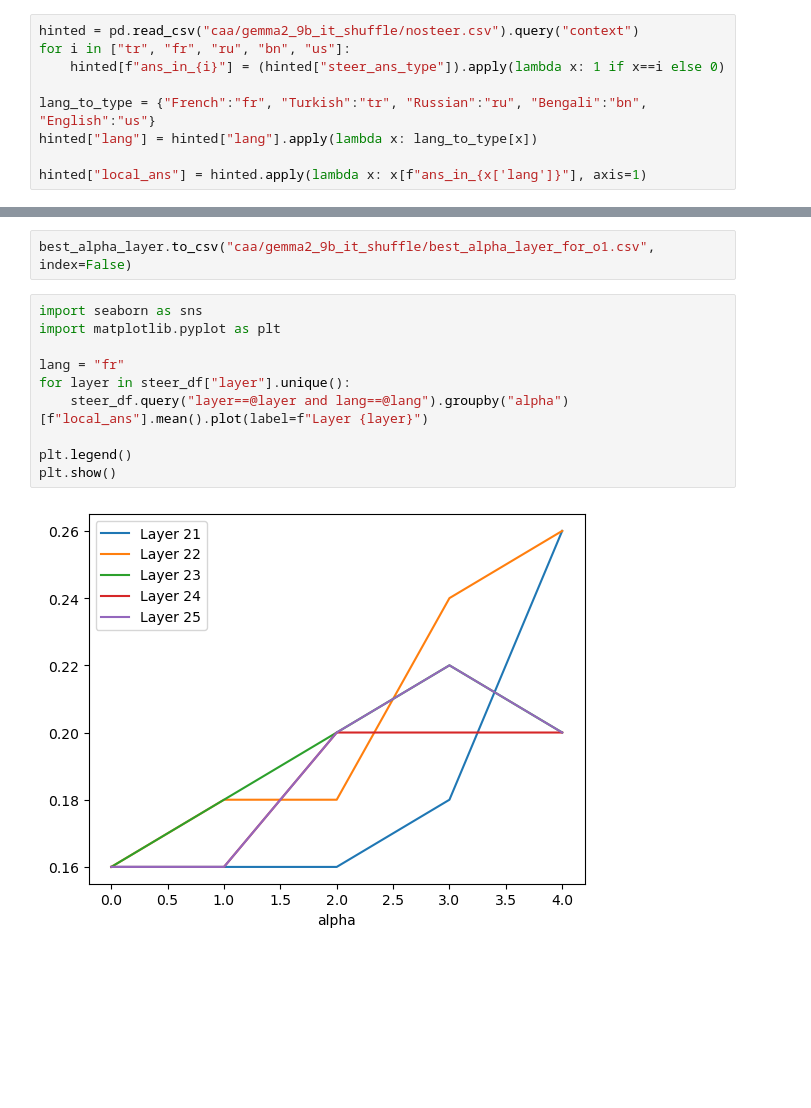
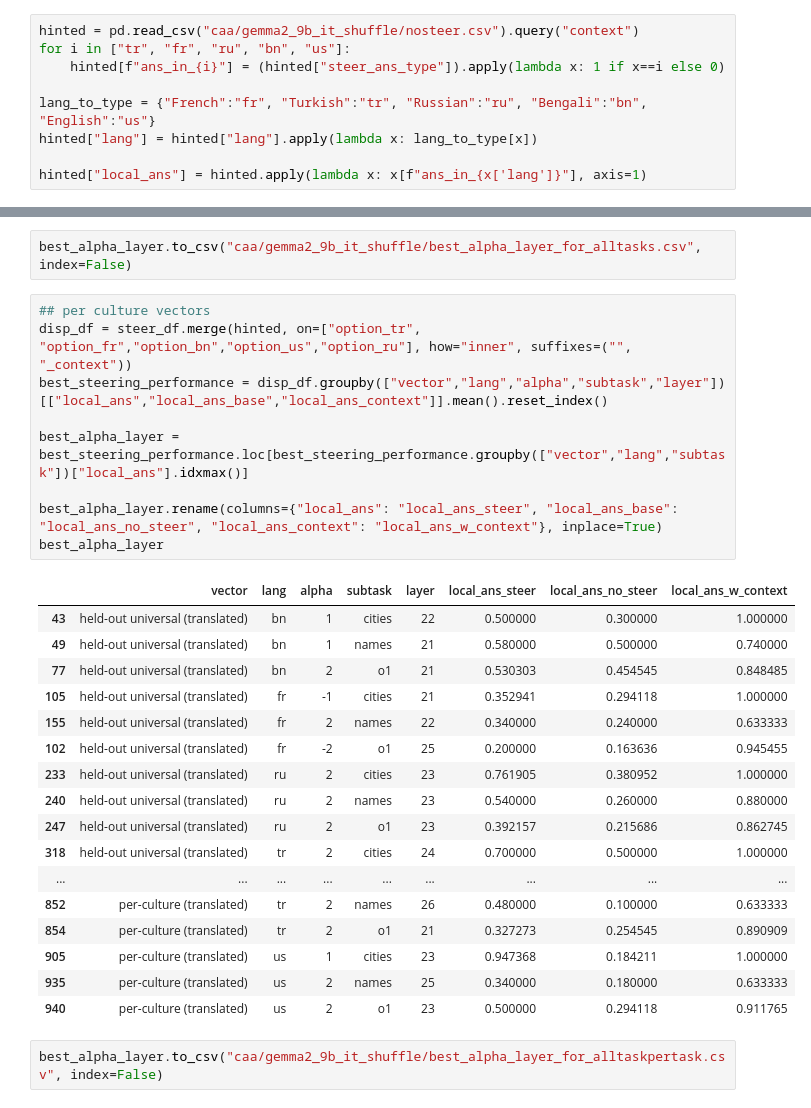
Before and after one commit to BerkeArgin/llm-localization, a Jupyter notebook: analysis.ipynb, the cells around one changed output, grey strips where cells are left out. Drawn from its saved outputs; the diff is of its cells as text; blank space fills up the shorter version.

```diff
--- a/analysis.ipynb
+++ b/analysis.ipynb
@@ -424,14 +448,31 @@ best_alpha_layer
 # %%
-best_alpha_layer.to_csv("caa/gemma2_9b_it_shuffle/best_alpha_layer_for_o1.csv", index=False)
+best_alpha_layer.to_csv("caa/gemma2_9b_it_shuffle/best_alpha_layer_for_alltasks.csv", index=False)
-# %%
-import seaborn as sns
-import matplotlib.pyplot as plt
-
-lang = "fr"
-for layer in steer_df["layer"].unique():
-    steer_df.query("layer==@layer and lang==@lang").groupby("alpha")[f"local_ans"].mean().plot(label=f"Layer {layer}")
-
-plt.legend()
-plt.show()
-# %% [output]
-[figure, removed]
+# %%
+## per culture vectors
+disp_df = steer_df.merge(hinted, on=["option_tr", "option_fr","option_bn","option_us","option_ru"], how="inner", suffixes=("", "_context"))
+best_steering_performance = disp_df.groupby(["vector","lang","alpha","subtask","layer"])[["local_ans","local_ans_base","local_ans_context"]].mean().reset_index()
+
+best_alpha_layer = best_steering_performance.loc[best_steering_performance.groupby(["vector","lang","subtask"])["local_ans"].idxmax()]
+
+best_alpha_layer.rename(columns={"local_ans": "local_ans_steer", "local_ans_base": "local_ans_no_steer", "local_ans_context": "local_ans_w_context"}, inplace=True)
+best_alpha_layer
+# %% [output]
+|  | vector | lang | alpha | subtask | layer | local_ans_steer | local_ans_no_steer | local_ans_w_context |
+| 43 | held-out universal (translated) | bn | 1 | cities | 22 | 0.500000 | 0.300000 | 1.000000 |
+| 49 | held-out universal (translated) | bn | 1 | names | 21 | 0.580000 | 0.500000 | 0.740000 |
+| 77 | held-out universal (translated) | bn | 2 | o1 | 21 | 0.530303 | 0.454545 | 0.848485 |
+| 105 | held-out universal (translated) | fr | -1 | cities | 21 | 0.352941 | 0.294118 | 1.000000 |
+| 155 | held-out universal (translated) | fr | 2 | names | 22 | 0.340000 | 0.240000 | 0.633333 |
+| 102 | held-out universal (translated) | fr | -2 | o1 | 25 | 0.200000 | 0.163636 | 0.945455 |
+| 233 | held-out universal (translated) | ru | 2 | cities | 23 | 0.761905 | 0.380952 | 1.000000 |
+| 240 | held-out universal (translated) | ru | 2 | names | 23 | 0.540000 | 0.260000 | 0.880000 |
+| 247 | held-out universal (translated) | ru | 2 | o1 | 23 | 0.392157 | 0.215686 | 0.862745 |
+| 318 | held-out universal (translated) | tr | 2 | cities | 24 | 0.700000 | 0.500000 | 1.000000 |
+| ... | ... | ... | ... | ... | ... | ... | ... | ... |
+| 852 | per-culture (translated) | tr | 2 | names | 26 | 0.480000 | 0.100000 | 0.633333 |
+| 854 | per-culture (translated) | tr | 2 | o1 | 21 | 0.327273 | 0.254545 | 0.890909 |
+| 905 | per-culture (translated) | us | 1 | cities | 23 | 0.947368 | 0.184211 | 1.000000 |
+| 935 | per-culture (translated) | us | 2 | names | 25 | 0.340000 | 0.180000 | 0.633333 |
+| 940 | per-culture (translated) | us | 2 | o1 | 23 | 0.500000 | 0.294118 | 0.911765 |
+# %%
+best_alpha_layer.to_csv("caa/gemma2_9b_it_shuffle/best_alpha_layer_for_alltaskpertask.csv", index=False)
```
Also changed, not shown: parts of 8 cells of this notebook.
